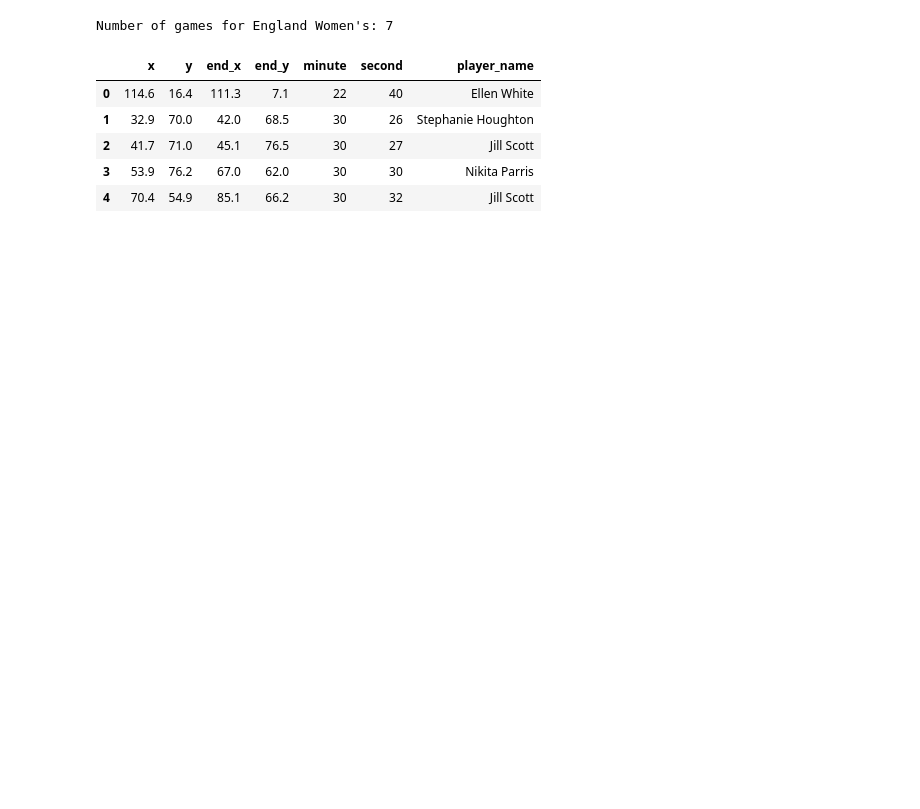
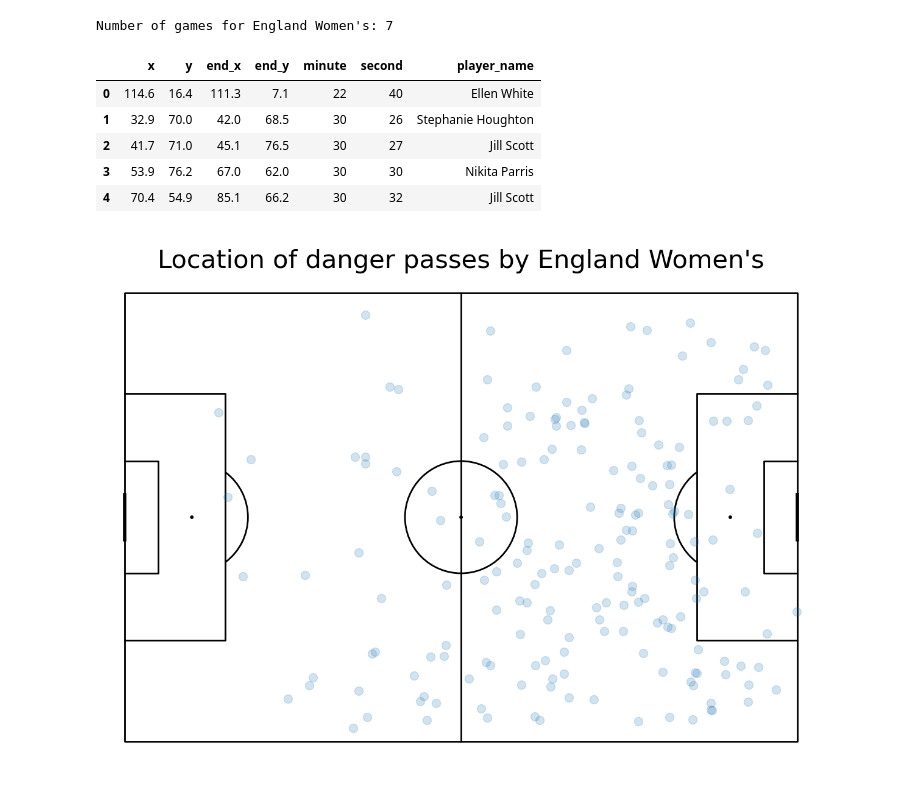
Before and after one commit to MarijnSt/soccermatics, a Jupyter notebook: 1-event-data/1-4-passing-heat-maps.ipynb, the cells around one changed output. Drawn from its saved outputs; the diff is of its cells as text; code cells hidden in the pictures; blank space fills up the shorter version.

Commit message:
1.3 heat maps: plot passes and heat map

```diff
--- a/1-event-data/1-4-passing-heat-maps.ipynb
+++ b/1-event-data/1-4-passing-heat-maps.ipynb
@@ -65,3 +65,21 @@ dangerous_passes_df.head()
 | 2 | 41.7 | 71.0 | 45.1 | 76.5 | 30 | 27 | Jill Scott |
 | 3 | 53.9 | 76.2 | 67.0 | 62.0 | 30 | 30 | Nikita Parris |
 | 4 | 70.4 | 54.9 | 85.1 | 66.2 | 30 | 32 | Jill Scott |
+# %%
+# plot the dangerous passes
+pitch = Pitch(pitch_type='statsbomb', line_color='black')
+fig, ax = pitch.grid(grid_height=0.9, title_height=0.06, axis=False,
+                     endnote_height=0.04, title_space=0, endnote_space=0)
+
+# scatter the passes
+pitch.scatter(dangerous_passes_df['x'], dangerous_passes_df['y'], alpha=0.2, s=100, ax=ax['pitch'])
+
+# plot arrows
+#pitch.arrows(dangerous_passes_df['x'], dangerous_passes_df['y'],
+#            dangerous_passes_df['end_x'], dangerous_passes_df['end_y'],
+#            ax=ax['pitch'], alpha=0.5)
+
+fig.suptitle('Location of danger passes by ' + team, fontsize = 30)
+plt.show()
+# %% [output]
+[figure, added]
```
Also changed, not shown: parts of 1 cell of this notebook.
